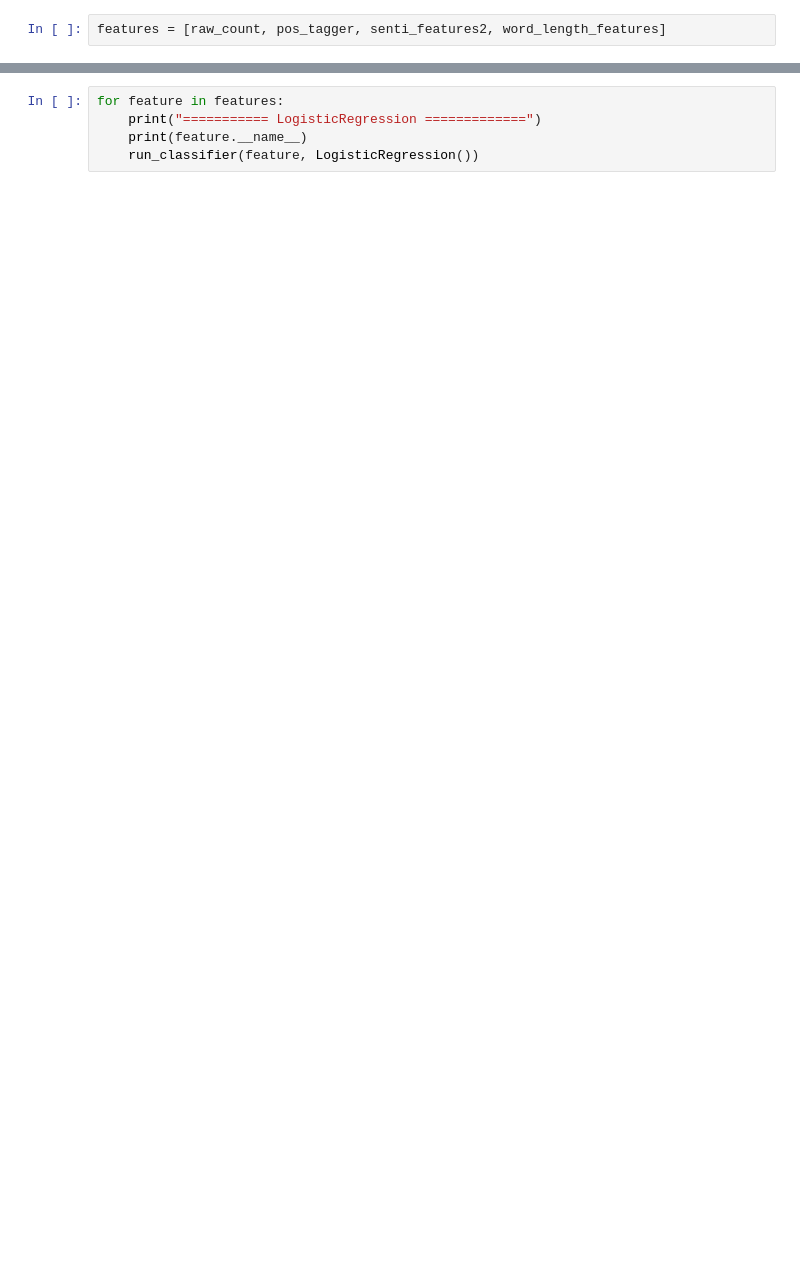
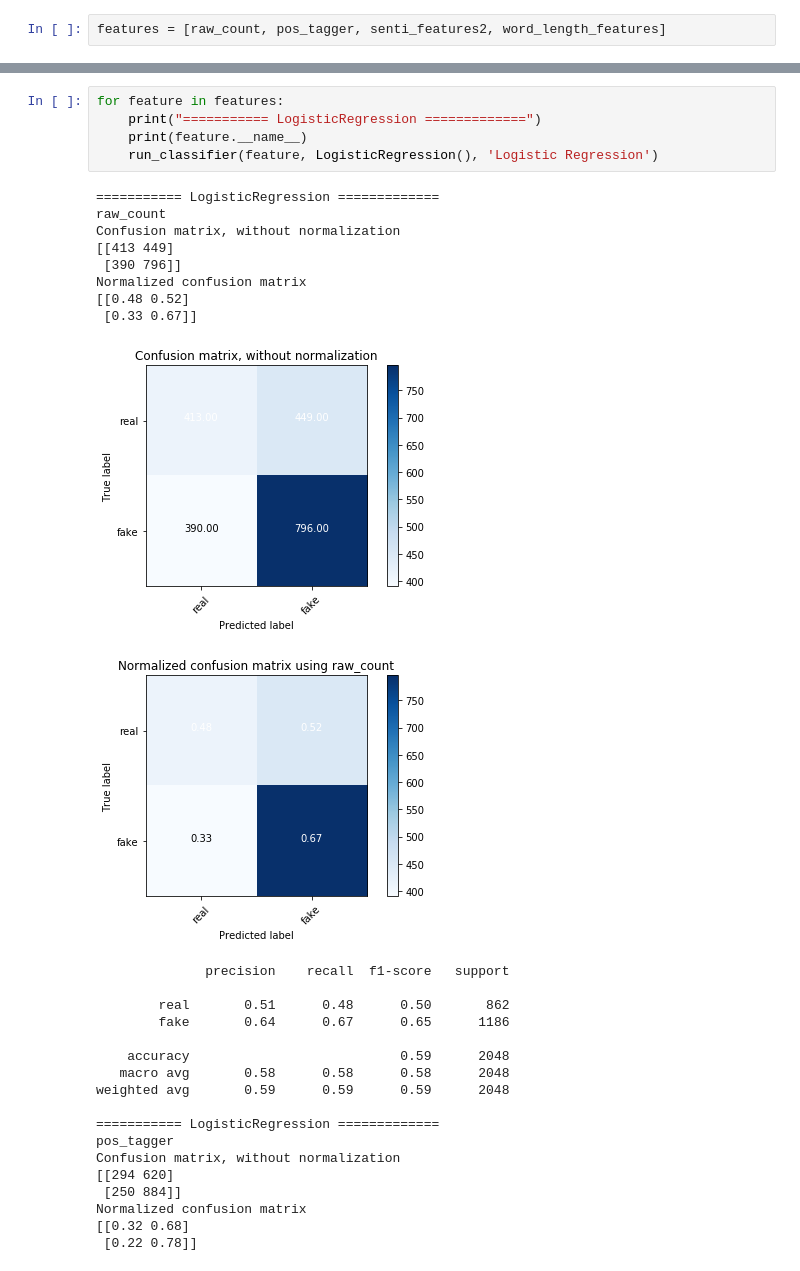
Before and after one commit to RuiyuZ/Fake-News-Detection, a Jupyter notebook: classifier.ipynb, the cells around one changed output, grey strips where cells are left out. Drawn from its saved outputs; the diff is of its cells as text; blank space fills up the shorter version.

```diff
--- a/classifier.ipynb
+++ b/classifier.ipynb
@@ -190,5 +235,33 @@ TypeError: pos_tagger() takes 1 positional argument but 2 were given
 # %%
 for feature in features:
     print("=========== LogisticRegression =============")
     print(feature.__name__)
-    run_classifier(feature, LogisticRegression())
+    run_classifier(feature, LogisticRegression(), 'Logistic Regression')
+# %% [output]
+=========== LogisticRegression =============
+raw_count
+Confusion matrix, without normalization
+[[413 449]
+ [390 796]]
+Normalized confusion matrix
+[[0.48 0.52]
+ [0.33 0.67]]
+[figure, added]
+[figure, added]
+              precision    recall  f1-score   support
+
+        real       0.51      0.48      0.50       862
+        fake       0.64      0.67      0.65      1186
+
+    accuracy                           0.59      2048
+   macro avg       0.58      0.58      0.58      2048
+weighted avg       0.59      0.59      0.59      2048
+
+=========== LogisticRegression =============
+pos_tagger
+Confusion matrix, without normalization
+[[294 620]
+ [250 884]]
+Normalized confusion matrix
+[[0.32 0.68]
+ [0.22 0.78]]
```
Also changed, not shown: parts of 8 cells of this notebook.
